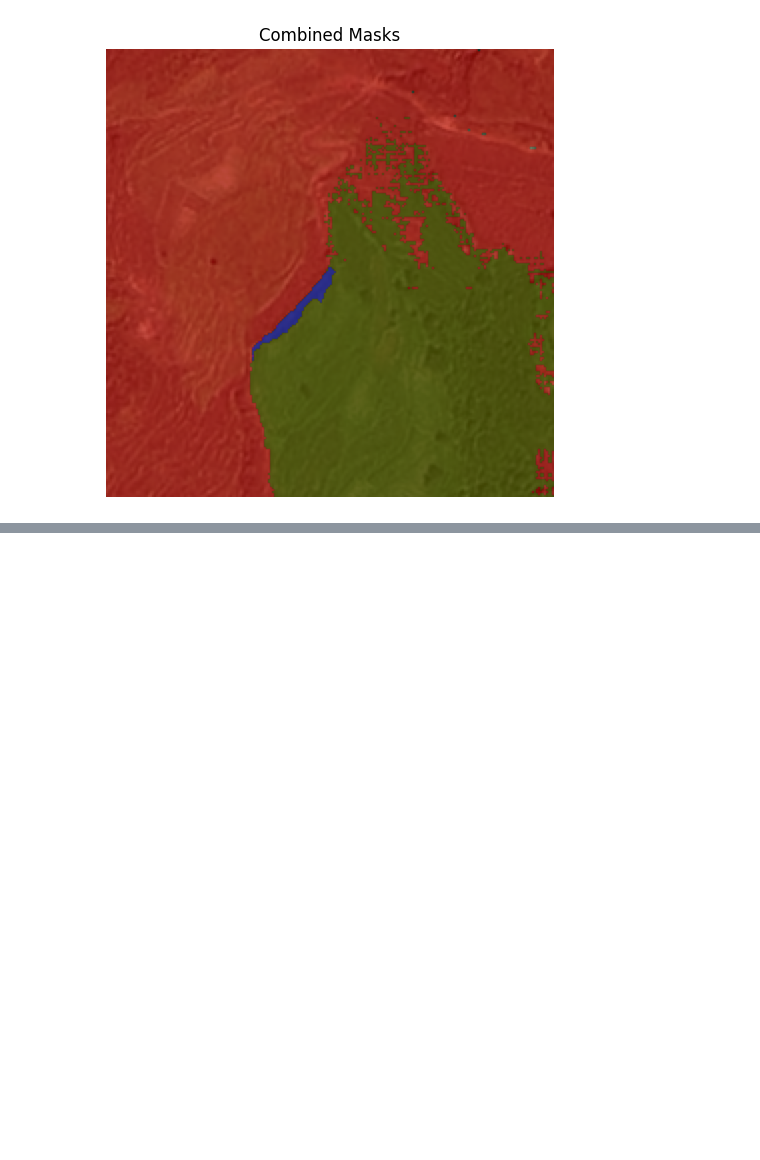
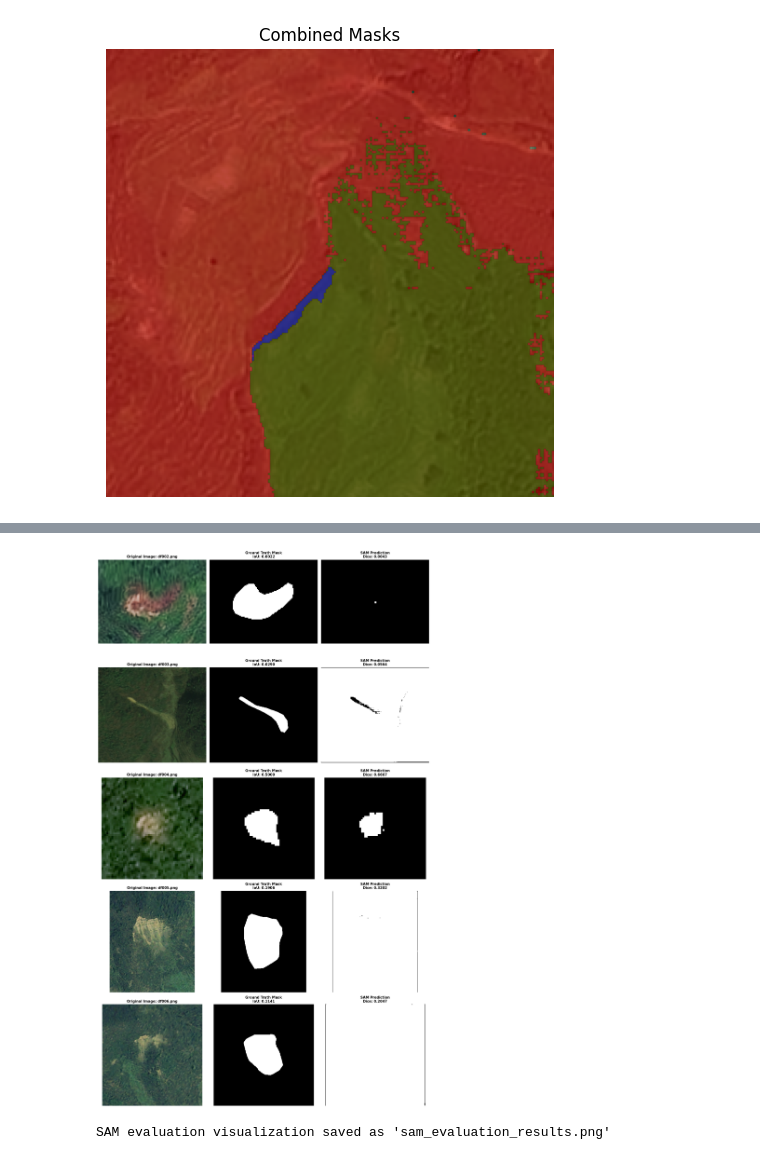
Before and after one commit to kazuma761/landslide_detection_SAM, a Jupyter notebook: archieveSAM.ipynb, the cells around one changed output, grey strips where cells are left out. Drawn from its saved outputs; the diff is of its cells as text; code cells hidden in the pictures; blank space fills up the shorter version.

```diff
--- a/archieveSAM.ipynb
+++ b/archieveSAM.ipynb
@@ -240,0 +414,43 @@ Combined segmentation visualization saved to combined_segmentation_output2.png
+# %%
+# Visualize sample predictions
+num_samples = min(5, len(images))
+
+if num_samples > 0:
+    if num_samples == 1:
+        fig, axes = plt.subplots(1, 3, figsize=(15, 5))
+        axes_array = [axes]
+    else:
+        fig, axes = plt.subplots(num_samples, 3, figsize=(15, 5*num_samples))
+        axes_array = axes
+
+    for i in range(num_samples):
+        if num_samples == 1:
+            row_axes = axes
+        else:
+            row_axes = axes_array[i]
+
+        # Original image
+        row_axes[0].imshow(images[i])
+        row_axes[0].set_title(f'Original Image: {image_names[i]}', fontsize=11, fontweight='bold')
+        row_axes[0].axis('off')
+
+        # Ground truth mask
+        row_axes[1].imshow(masks[i], cmap='gray')
+        row_axes[1].set_title(f'Ground Truth Mask\nIoU: {iou_scores[i]:.4f}', fontsize=11, fontweight='bold')
+        row_axes[1].axis('off')
+
+        # SAM prediction
+        row_axes[2].imshow(predictions[i], cmap='gray')
+        row_axes[2].set_title(f'SAM Prediction\nDice: {dice_scores[i]:.4f}', fontsize=11, fontweight='bold')
+        row_axes[2].axis('off')
+
+    plt.tight_layout()
+    plt.savefig('sam_evaluation_results.png', dpi=300, bbox_inches='tight')
+    plt.show()
+
+    print("SAM evaluation visualization saved as 'sam_evaluation_results.png'")
+else:
+    print("No images found to visualize")
+# %% [output]
+[figure, added]
+SAM evaluation visualization saved as 'sam_evaluation_results.png'
```
Also changed, not shown: parts of 1 cell of this notebook.
